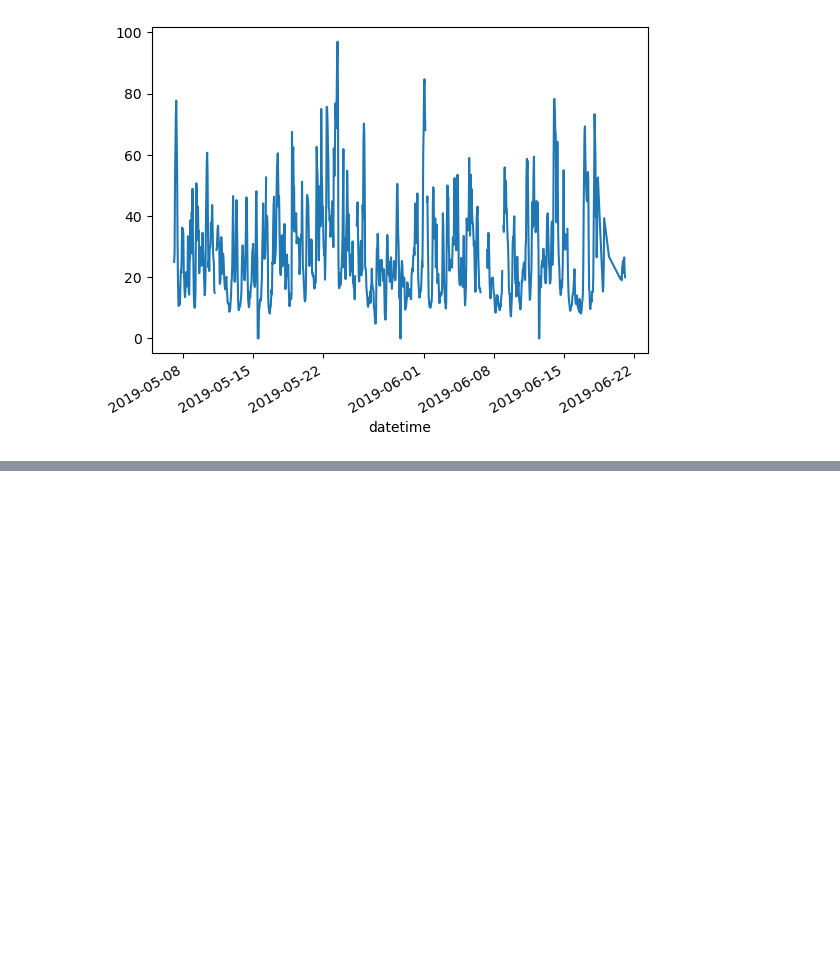
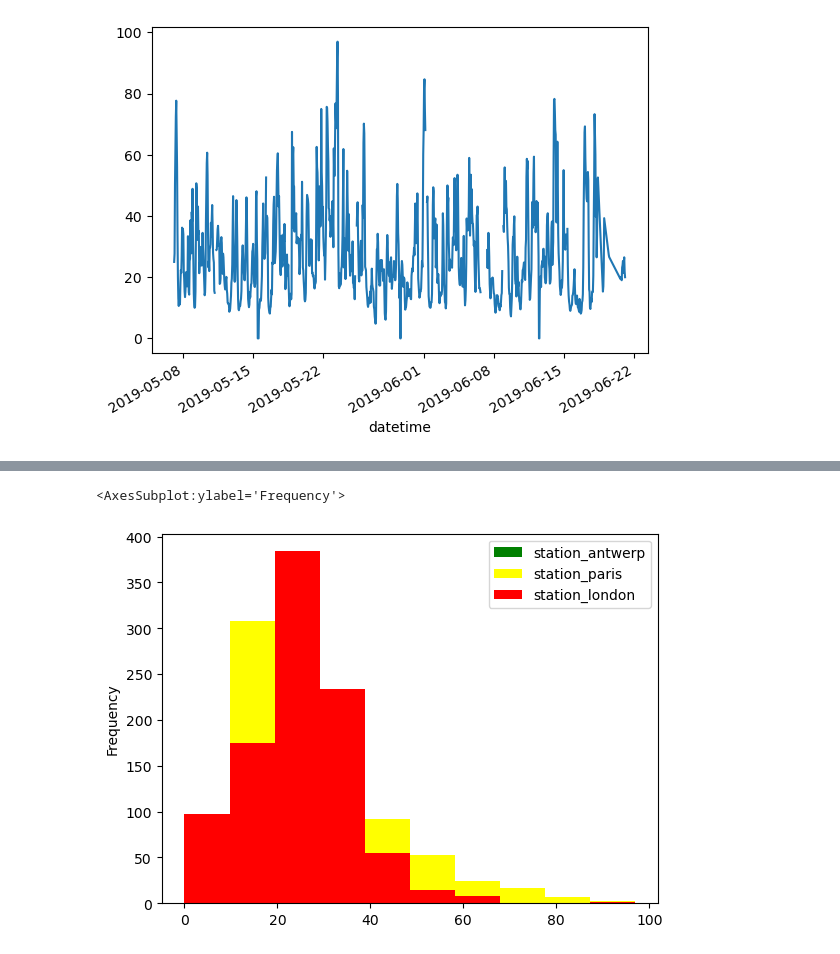
Before and after one commit to Princedave101/JupiterNotebook-python-project, a Jupyter notebook: learning pandas.ipynb, the cells around one changed output, grey strips where cells are left out. Saved outputs shown, nothing was run; the diff lists cells and outputs as text; code cells hidden in the pictures; blank space fills up the shorter version.

```diff
--- a/learning pandas.ipynb
+++ b/learning pandas.ipynb
@@ -640,0 +774,5 @@ plt.show()
+# %%
+air_quality.plot(kind='hist', color=['green','yellow', 'red'])
+# %% [output]
+<AxesSubplot:ylabel='Frequency'>
+[figure, added]
```
Also changed, not shown: parts of 11 cells of this notebook.
